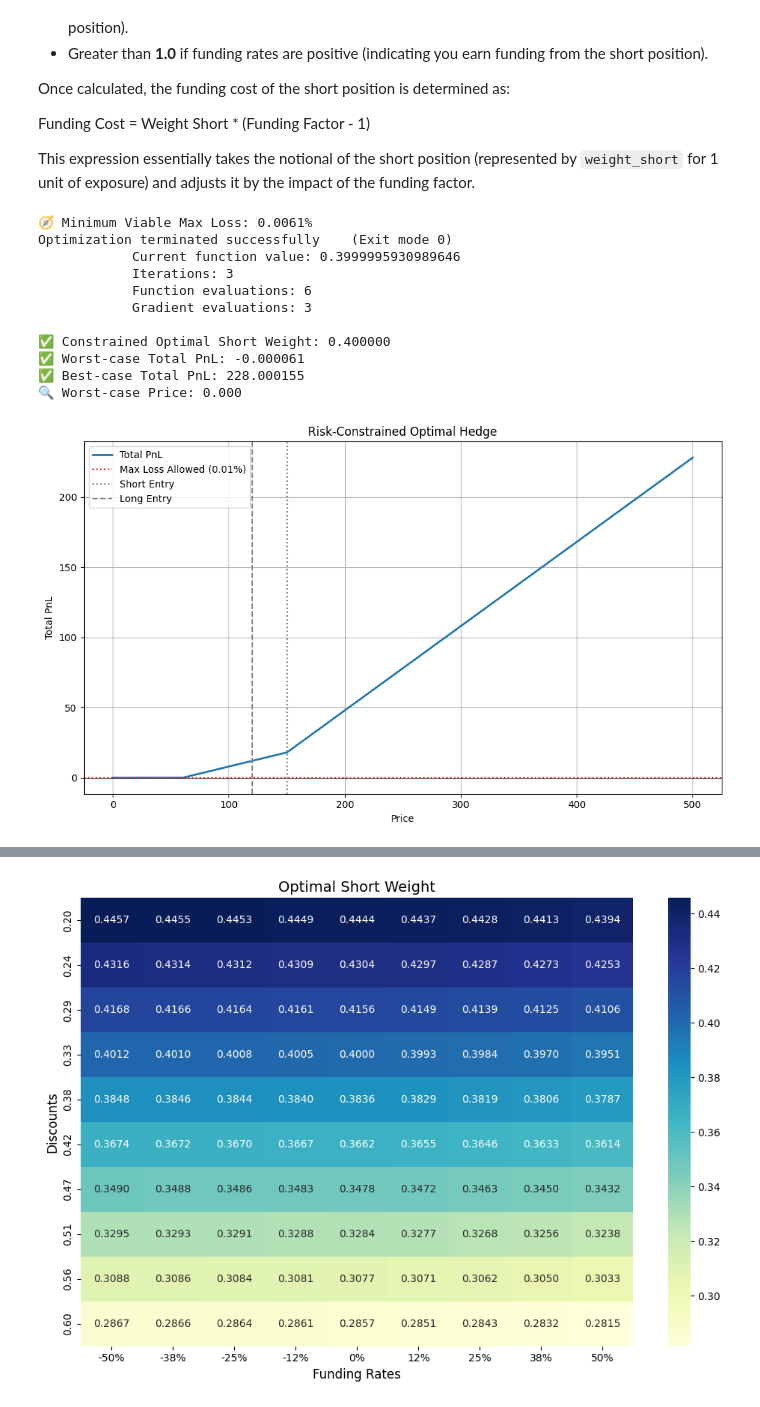
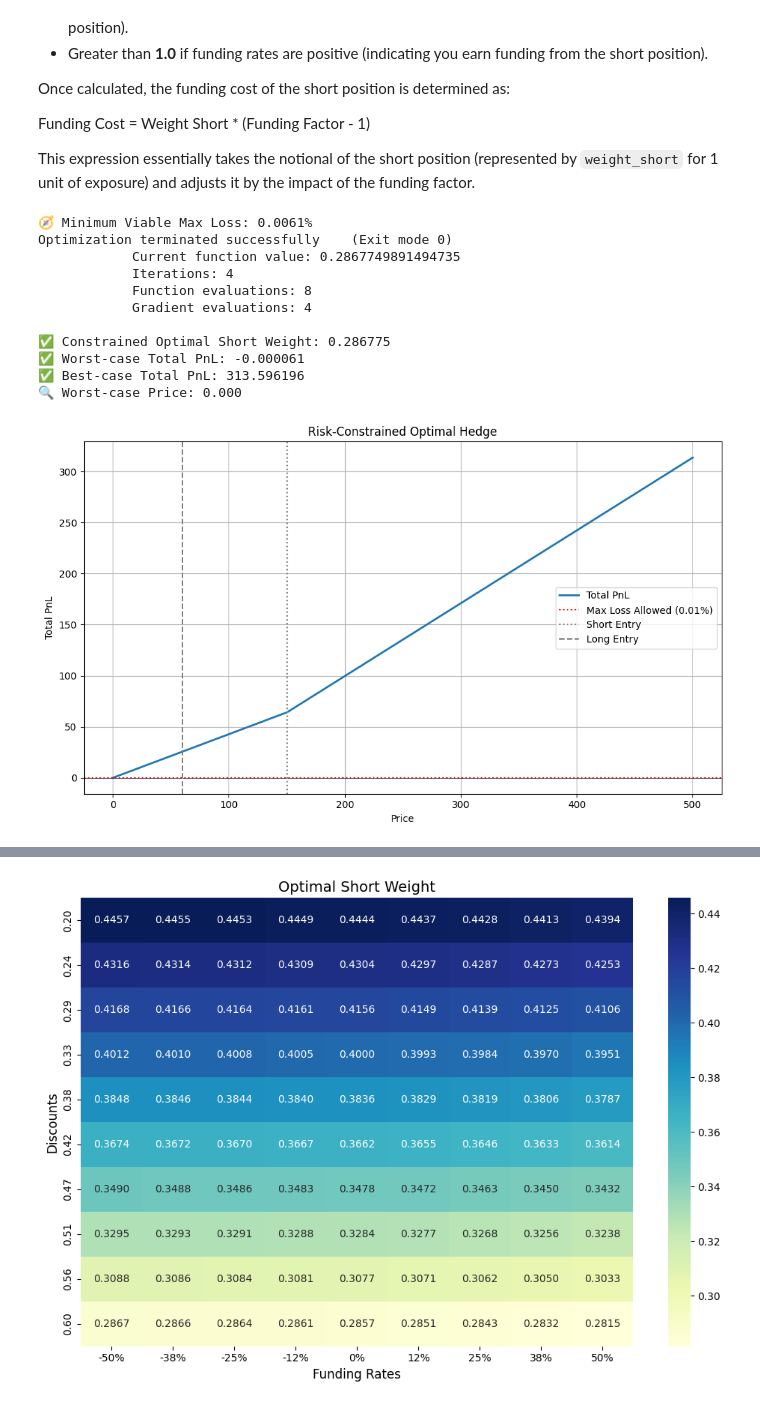
Before and after one commit to Brainiac9/LockedTokensAnalysis, a Jupyter notebook: Sizing.ipynb, the cells around one changed output, grey strips where cells are left out. Saved outputs shown, nothing was run; the diff lists cells and outputs as text; code cells hidden in the pictures.

```diff
--- a/Sizing.ipynb
+++ b/Sizing.ipynb
@@ -270,12 +270,12 @@ from scipy.optimize import minimize
 
 # --- Parameters ---
 entry_short = 150
-discount = 0.2
+discount = 0.6
 entry_long = (1 - discount) * entry_short
-annual_rate = 0
-period_fraction = 34/12  # years
+annual_rate = -50
+period_fraction = 36/12  # years
 prices = np.linspace(0, 500, 100001)
-price_floor = 60
+price_floor = 0
 
 def compute_funding_factor(annual_rate_percent, period_fraction, compounding="8h", frequency_per_year=1095):
     r = annual_rate_percent / 100.0
@@ -358,37 +358,37 @@ if result.success:
     worst_case_price = prices[np.argmin(optimal_total_pnl)]
 
     print(f"\n✅ Constrained Optimal Short Weight: {optimal_w_short:.6f}")
     print(f"✅ Worst-case Total PnL: {np.min(optimal_total_pnl):.6f}")
     print(f"✅ Best-case Total PnL: {np.max(optimal_total_pnl):.6f}")
     print(f"🔍 Worst-case Price: {worst_case_price:.3f}")
 
     # Plot
     plt.figure(figsize=(10, 6))
     plt.plot(prices, optimal_total_pnl, label='Total PnL', linewidth=2)
     plt.axhline(-min_loss, color='red', linestyle=':', label=f"Max Loss Allowed ({min_loss:.2%})")
     plt.axhline(0, color='black', linewidth=0.5)
     plt.axvline(entry_short, color='gray', linestyle=':', label='Short Entry')
     plt.axvline(entry_long, color='gray', linestyle='--', label='Long Entry')
     plt.title('Risk-Constrained Optimal Hedge')
     plt.xlabel('Price')
     plt.ylabel('Total PnL')
     plt.grid(True)
     plt.legend()
     plt.tight_layout()
     plt.show()
 
 else:
     print("❌ Optimization failed:", result.message)
 # %% [output]
 🧭 Minimum Viable Max Loss: 0.0061%
 Optimization terminated successfully    (Exit mode 0)
-            Current function value: 0.3999995930989646
-            Iterations: 3
-            Function evaluations: 6
-            Gradient evaluations: 3
+            Current function value: 0.2867749891494735
+            Iterations: 4
+            Function evaluations: 8
+            Gradient evaluations: 4
 
-✅ Constrained Optimal Short Weight: 0.400000
+✅ Constrained Optimal Short Weight: 0.286775
 ✅ Worst-case Total PnL: -0.000061
-✅ Best-case Total PnL: 228.000155
+✅ Best-case Total PnL: 313.596196
 🔍 Worst-case Price: 0.000
-[figure, old version]
+[figure, new version]
```
Also changed, not shown: parts of 3 cells of this notebook.
